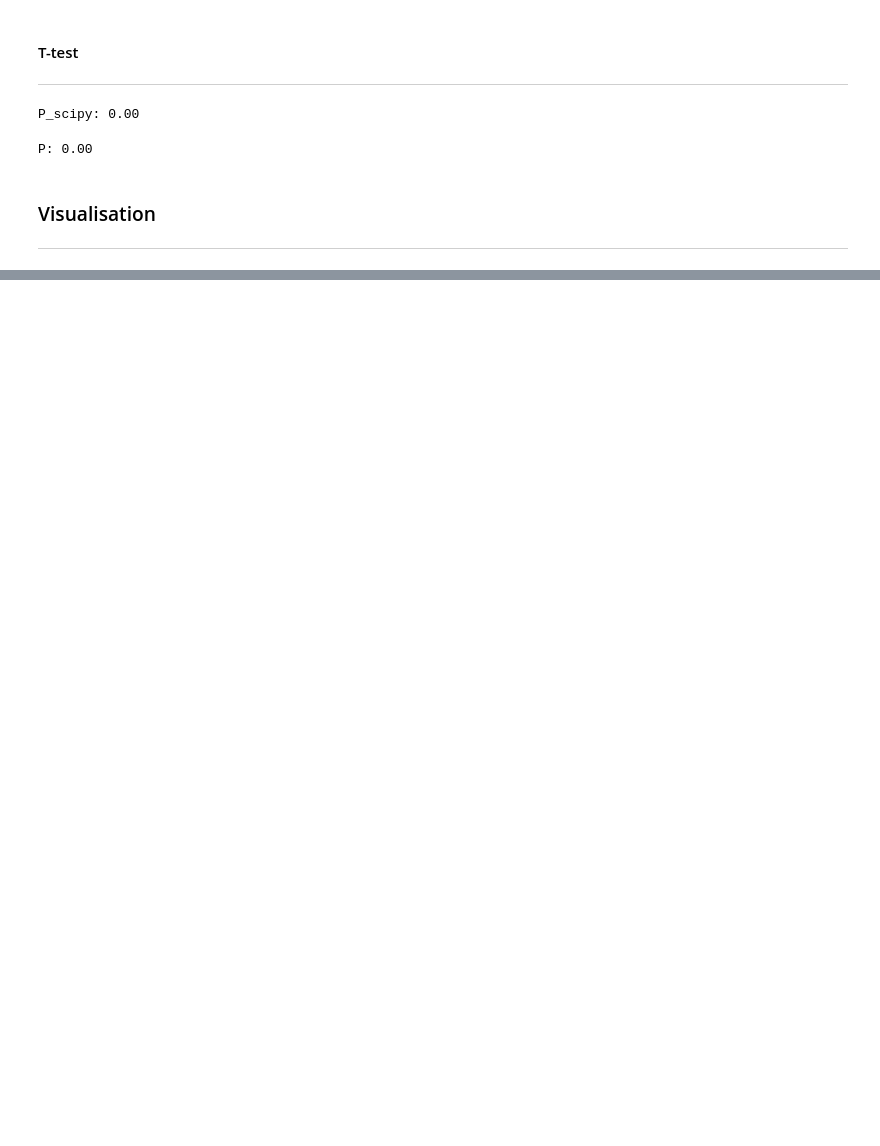
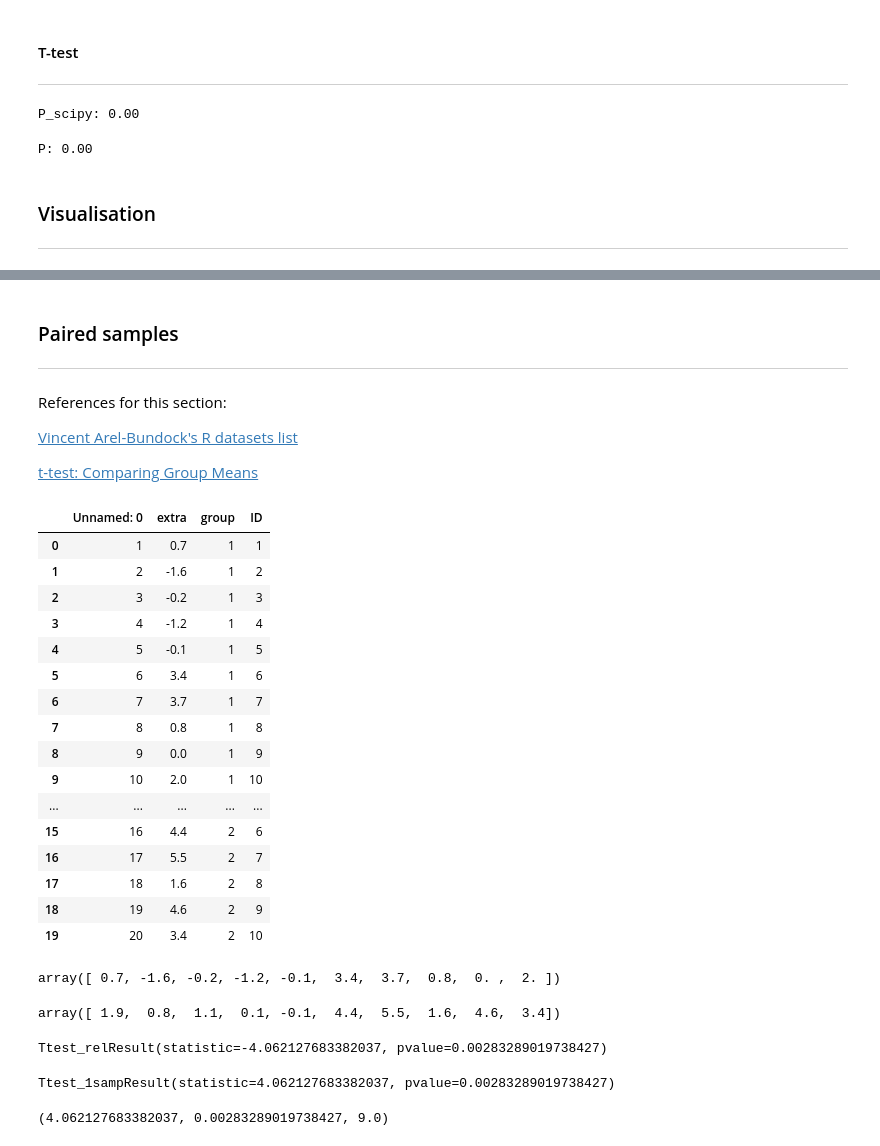
Before and after one commit to bexiturley/Machine-Learning-And-Statistics, a Jupyter notebook: Week4/ttest.ipynb, the cells around one changed output, grey strips where cells are left out. Cells and saved outputs as stored; diff of their text form; code cells hidden in the pictures; blank space fills up the shorter version.

```diff
--- a/Week4/ttest.ipynb
+++ b/Week4/ttest.ipynb
@@ -81,0 +142,56 @@ plt.show()
+# %% [markdown]
+### Paired samples
+***
+# %% [markdown]
+References for this section:
+
+[Vincent Arel-Bundock's R datasets list](https://vincentarelbundock.github.io/Rdatasets/articles/data.html)
+
+[t-test: Comparing Group Means](https://uc-r.github.io/t_test)
+# %%
+dfsleep = pd.read_csv("https://vincentarelbundock.github.io/Rdatasets/csv/datasets/sleep.csv")
+dfsleep
+# %% [output]
+|  | Unnamed: 0 | extra | group | ID |
+| 0 | 1 | 0.7 | 1 | 1 |
+| 1 | 2 | -1.6 | 1 | 2 |
+| 2 | 3 | -0.2 | 1 | 3 |
+| 3 | 4 | -1.2 | 1 | 4 |
+| 4 | 5 | -0.1 | 1 | 5 |
+| 5 | 6 | 3.4 | 1 | 6 |
+| 6 | 7 | 3.7 | 1 | 7 |
+| 7 | 8 | 0.8 | 1 | 8 |
+| 8 | 9 | 0.0 | 1 | 9 |
+| 9 | 10 | 2.0 | 1 | 10 |
+| ... | ... | ... | ... | ... |
+| 15 | 16 | 4.4 | 2 | 6 |
+| 16 | 17 | 5.5 | 2 | 7 |
+| 17 | 18 | 1.6 | 2 | 8 |
+| 18 | 19 | 4.6 | 2 | 9 |
+| 19 | 20 | 3.4 | 2 | 10 |
+# %%
+drugA = dfsleep[dfsleep["group"] == 1]
+drugA = drugA.sort_values("ID")
+drugA = drugA["extra"].to_numpy()
+drugA
+# %% [output]
+array([ 0.7, -1.6, -0.2, -1.2, -0.1,  3.4,  3.7,  0.8,  0. ,  2. ])
+# %%
+drugB = dfsleep[dfsleep["group"] == 2]
+drugB = drugB.sort_values("ID")
+drugB = drugB["extra"].to_numpy()
+drugB
+# %% [output]
+array([ 1.9,  0.8,  1.1,  0.1, -0.1,  4.4,  5.5,  1.6,  4.6,  3.4])
+# %%
+ss.ttest_rel(drugA, drugB)
+# %% [output]
+Ttest_relResult(statistic=-4.062127683382037, pvalue=0.00283289019738427)
+# %%
+ss.ttest_1samp(drugB - drugA, 0)
+# %% [output]
+Ttest_1sampResult(statistic=4.062127683382037, pvalue=0.00283289019738427)
+# %%
+stat.DescrStatsW(drugB - drugA).ttest_mean(0)
+# %% [output]
+(4.062127683382037, 0.00283289019738427, 9.0)
```
Also changed, not shown: parts of 8 cells of this notebook.
